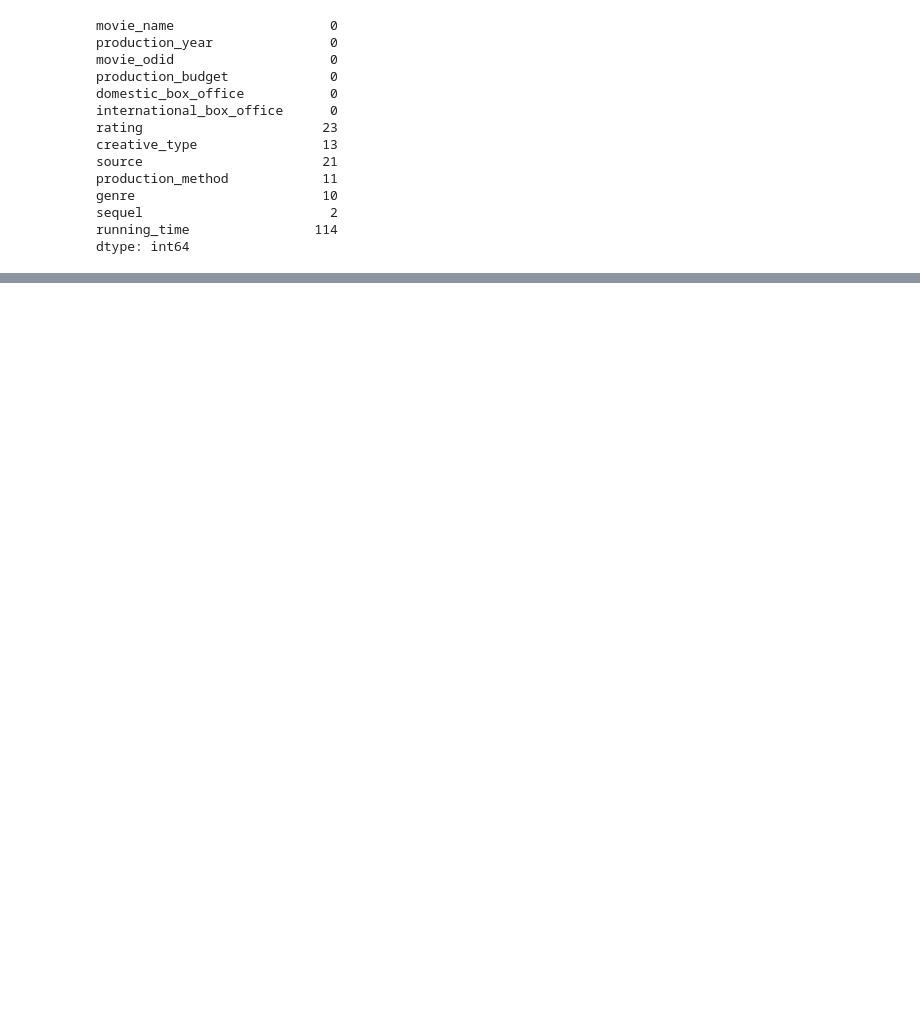
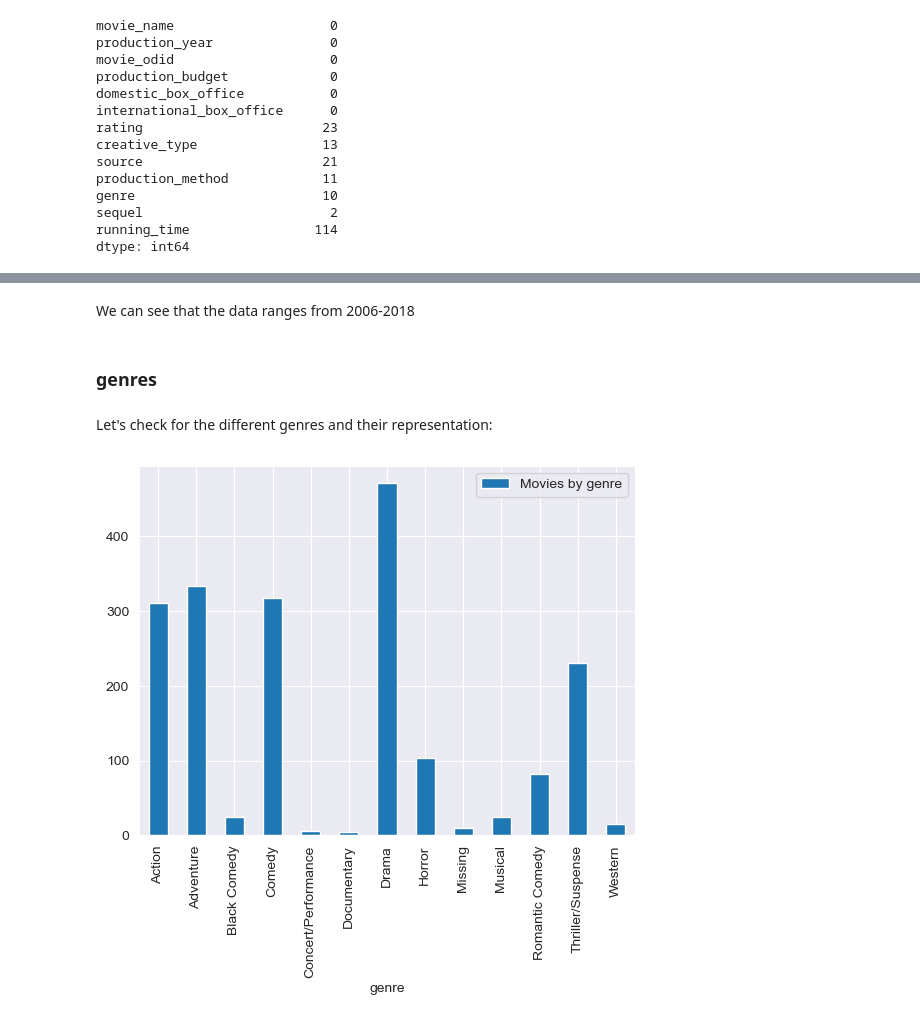
Before and after one commit to rahulakrish/movie_studio_recommendation, a Jupyter notebook: notebook.ipynb, the cells around one changed output, grey strips where cells are left out. Cells and saved outputs as stored; diff of their text form; code cells hidden in the pictures; blank space fills up the shorter version.

```diff
--- a/notebook.ipynb
+++ b/notebook.ipynb
@@ -438,0 +472,10 @@ dtype: int64
+# %% [markdown]
+We can see that the data ranges from 2006-2018
+# %% [markdown]
+### genres
+# %% [markdown]
+Let's check for the different genres and their representation:
+# %%
+column_name('genre')
+# %% [output]
+[figure, added]
```
Also changed, not shown: parts of 35 cells of this notebook.
